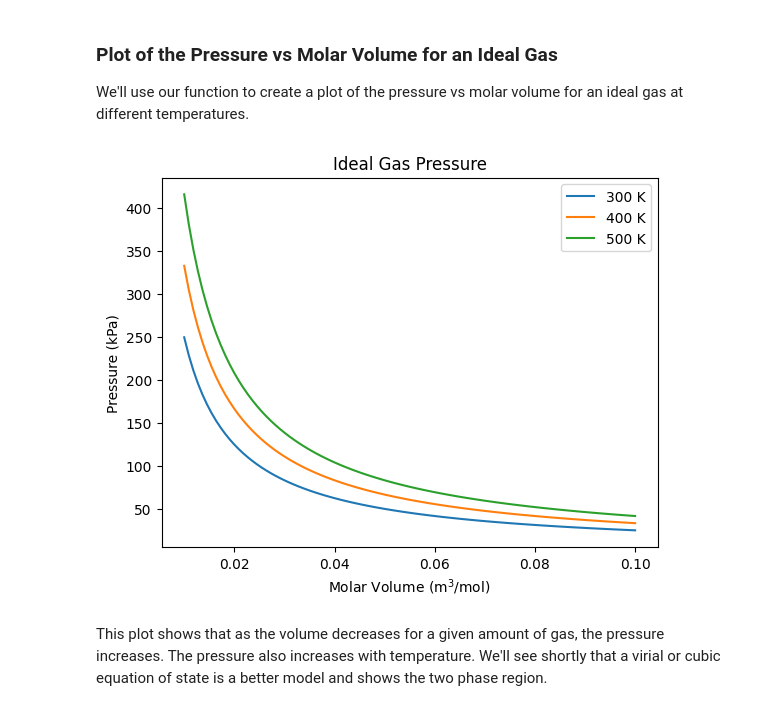
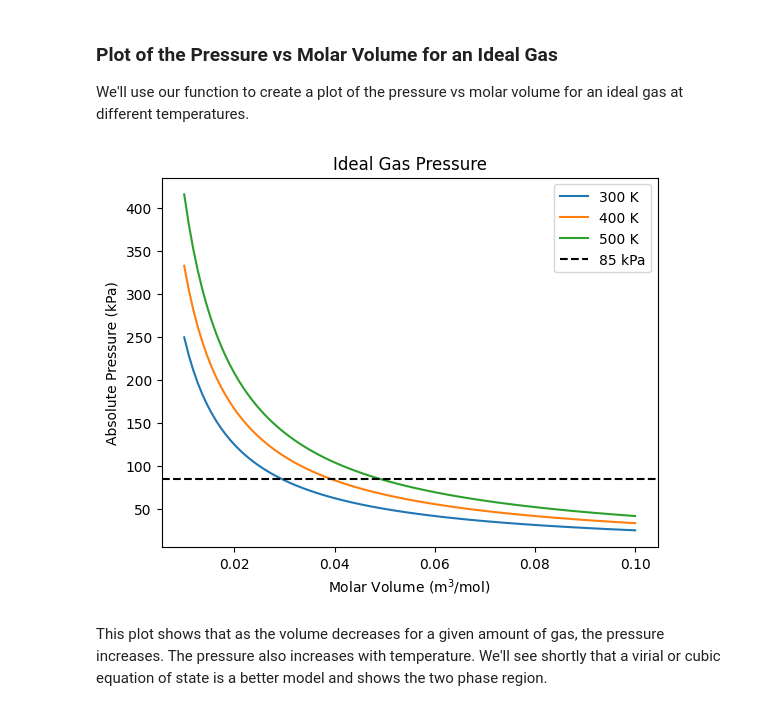
Before and after one commit to clint-bg/comptools, a Jupyter notebook: _sources/lectures/04-Functions.ipynb, the cells around one changed output. Saved outputs shown, nothing was run; the diff lists cells and outputs as text; code cells hidden in the pictures.

```diff
--- a/_sources/lectures/04-Functions.ipynb
+++ b/_sources/lectures/04-Functions.ipynb
@@ -13,5 +13,5 @@ where $P$ is pressure, $R$ is the gas constant, $T$ is temperature, and $\tilde{
 # %%
-#define the function that returns the pressure depending on the temperature (Kelvin) and molar volume (m^3/mol)
-def pressure_IG(T,mV): #this function takes two inputs: temperature and molar volume
+#define the function that returns the absolute pressure depending on the temperature (Kelvin) and molar volume (m^3/mol)
+def pressure_IG(T=298,mV=0.029): #this function takes two inputs: temperature and molar volume
     Rg = 8.314 #universal gas constant in J/mol/K
     return Rg*T/mV #this is where the pressure is calculated and returned in units of Pa
@@ -39,16 +47,18 @@ We'll use our function to create a plot of the pressure vs molar volume for an i
 # %%
 import numpy as np #import the numpy library
 import matplotlib.pyplot as plt #import the matplotlib library for plotting (also check out seaborn)
 mVols = np.linspace(0.01,0.1,100) #create an array of molar volumes
 temps = [300,400,500] #create a list of temperatures in Kelvin
 for each in temps:
     plt.plot(mVols,pressure_IG(each,mVols)/1000,label=f'{each} K') #plot the pressure as a function of molar volume
+#add horizontal line at 85 kPa
+plt.axhline(85,linestyle='--',color='k',label='85 kPa') #add a horizontal line at 85 kPa
 plt.title('Ideal Gas Pressure') #add a title to the plot
 plt.xlabel('Molar Volume (m$^3$/mol)') #label the x-axis
-plt.ylabel('Pressure (kPa)') #label the y-axis
+plt.ylabel('Absolute Pressure (kPa)') #label the y-axis
 plt.legend(); plt.show() #show the legend and the plot
 # %% [output]
-[figure, old version]
+[figure, new version]
 # %% [markdown]
 This plot shows that as the volume decreases for a given amount of gas, the pressure increases. The pressure also increases with temperature. We'll see shortly that a virial or cubic equation of state is a better model and shows the two phase region.
 # %% [markdown]
```
Also changed, not shown: parts of 8 cells of this notebook, 3 other files.
